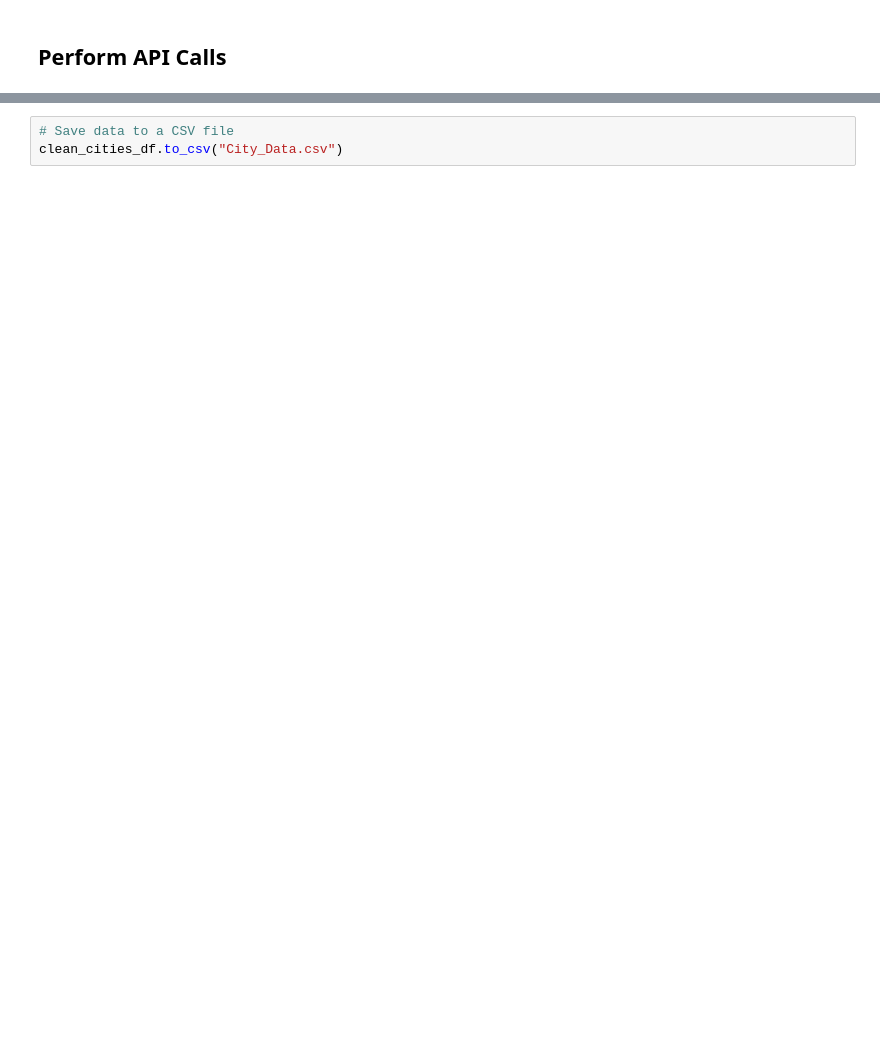
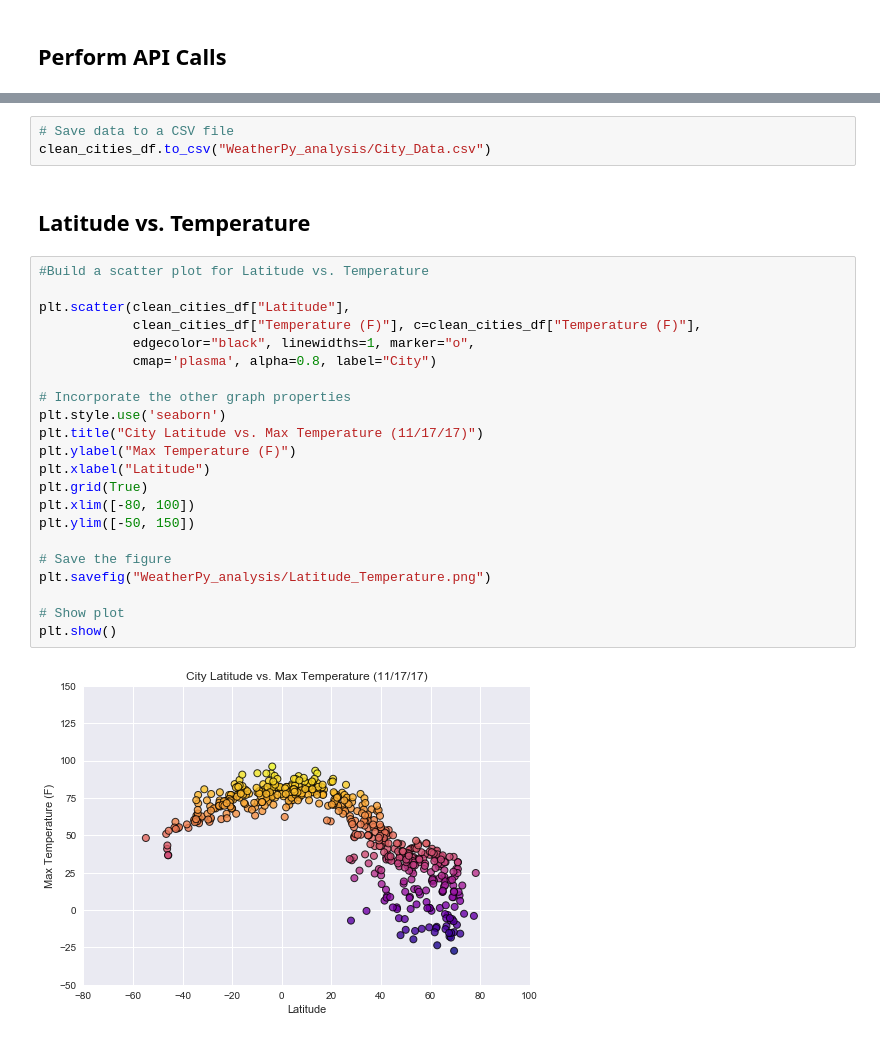
Before and after one commit to ggupta619/WeatherPy, a Jupyter notebook: WeatherPy.ipynb, the cells around one changed output, grey strips where cells are left out. Cells and saved outputs as stored; diff of their text form; blank space fills up the shorter version.

Commit message:
Updating WeatherPy and adding folder and new file.

```diff
--- a/WeatherPy.ipynb
+++ b/WeatherPy.ipynb
@@ -135,3 +138,29 @@ clean_cities_df.head()
 # %%
 # Save data to a CSV file
-clean_cities_df.to_csv("City_Data.csv")
+clean_cities_df.to_csv("WeatherPy_analysis/City_Data.csv")
+# %% [markdown]
+## Latitude vs. Temperature
+# %%
+#Build a scatter plot for Latitude vs. Temperature
+
+plt.scatter(clean_cities_df["Latitude"],
+            clean_cities_df["Temperature (F)"], c=clean_cities_df["Temperature (F)"],
+            edgecolor="black", linewidths=1, marker="o",
+            cmap='plasma', alpha=0.8, label="City")
+
+# Incorporate the other graph properties
+plt.style.use('seaborn')
+plt.title("City Latitude vs. Max Temperature (11/17/17)")
+plt.ylabel("Max Temperature (F)")
+plt.xlabel("Latitude")
+plt.grid(True)
+plt.xlim([-80, 100])
+plt.ylim([-50, 150])
+
+# Save the figure
+plt.savefig("WeatherPy_analysis/Latitude_Temperature.png")
+
+# Show plot
+plt.show()
+# %% [output]
+[figure, added]
```
Also changed, not shown: parts of 18 cells of this notebook, 7 other files.
